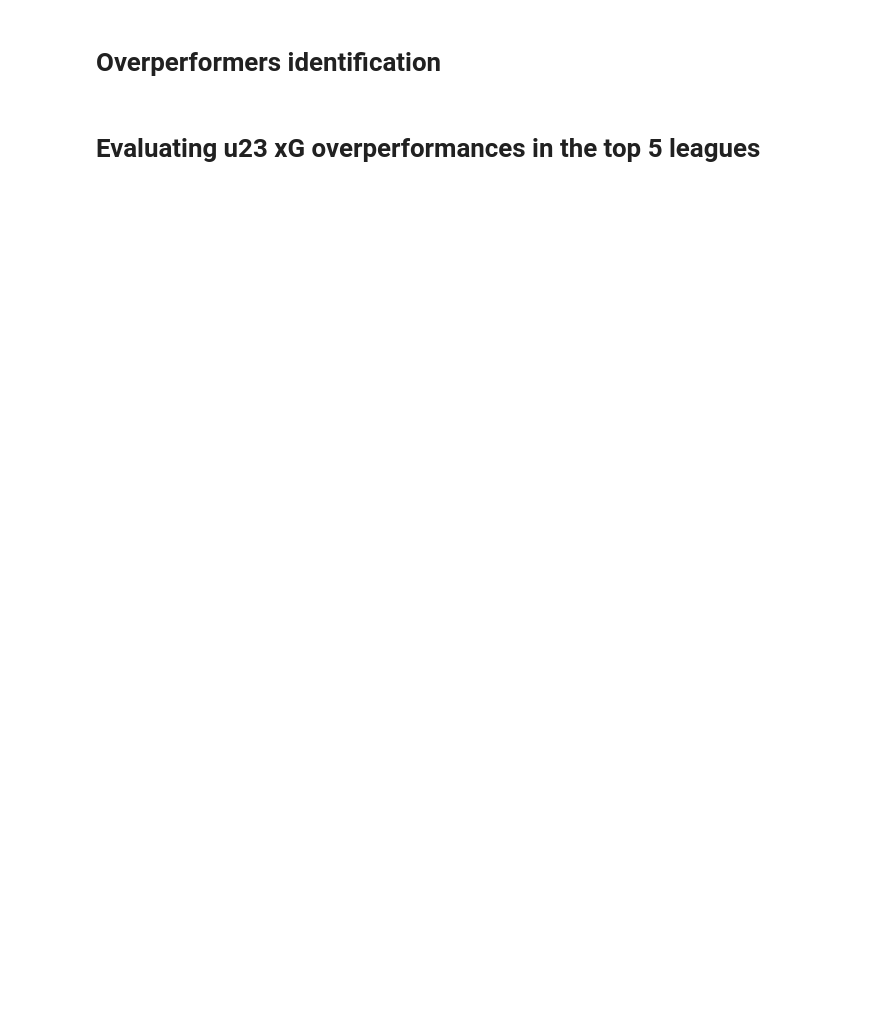
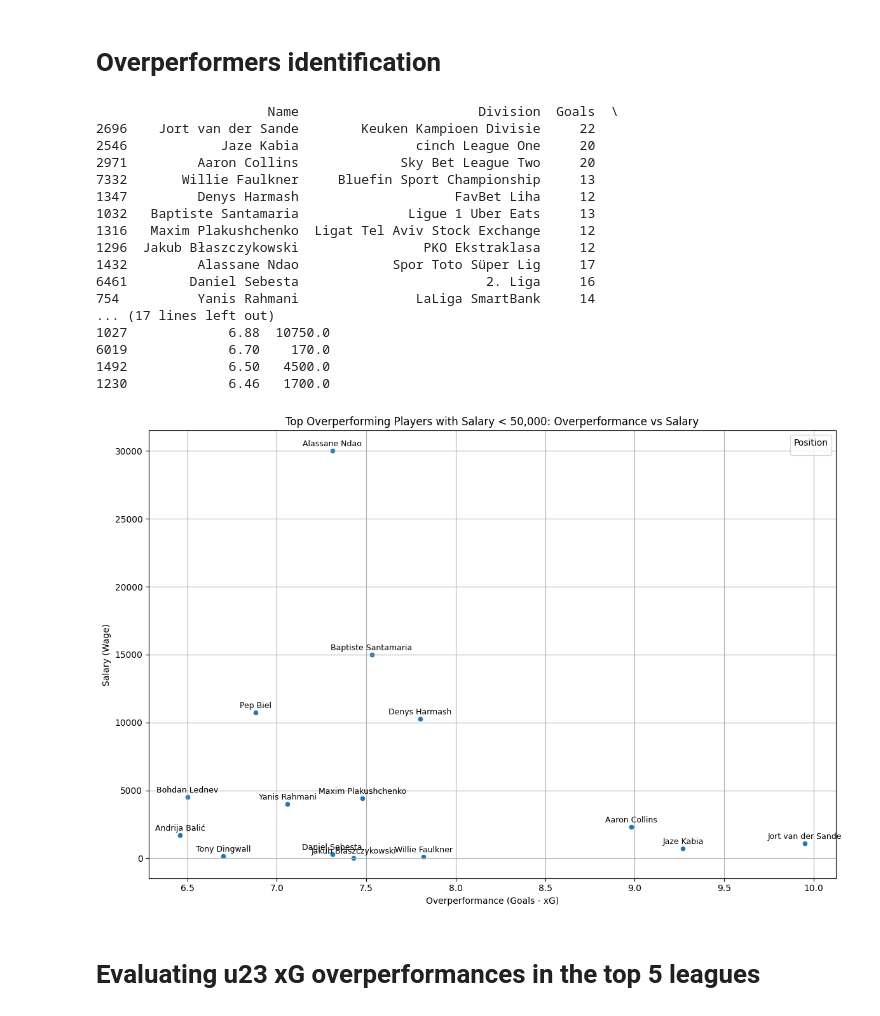
Before and after one commit to bbmt0/fm22_moneyball, a Jupyter notebook: notebooks/01_data_explo.ipynb, the cells around one changed output. Drawn from its saved outputs; the diff is of its cells as text; code cells hidden in the pictures; blank space fills up the shorter version.

```diff
--- a/notebooks/01_data_explo.ipynb
+++ b/notebooks/01_data_explo.ipynb
@@ -58,34 +96,53 @@ df_filtered_xG_realistic = df_filtered_xG_realistic[df_filtered_xG_realistic['Wa
 df_filtered_xG_realistic['Overperf_Gls_xG'] = df_filtered_xG_realistic['Goals'] - df_filtered_xG_realistic['xG']
 top_overperformers_realistic = df_filtered_xG_realistic.nlargest(15, 'Overperf_Gls_xG')
 print(top_overperformers_realistic[['Name', 'Division', 'Goals', 'Overperf_Gls_xG', 'Wage']])
 
 # Display it with a graph
 plt.figure(figsize=(12, 8))
-sns.scatterplot(x='Overperf_Gls_xG', y='Wage', hue='Position_Categorized', data=top_overperformers_realistic, palette='viridis')
+sns.scatterplot(x='Overperf_Gls_xG', y='Wage', data=top_overperformers_realistic, palette='viridis')
 
 for i in range(len(top_overperformers_realistic)):
     player_name = top_overperformers_realistic.iloc[i]['Name']
     overperformance = top_overperformers_realistic.iloc[i]['Overperf_Gls_xG']
     wage = top_overperformers_realistic.iloc[i]['Wage']
 
     plt.annotate(
         player_name,
         (overperformance, wage),
         textcoords="offset points",
         xytext=(0,5),
         ha='center',
         fontsize=9,
         color='black'
     )
 
 # More infos
 plt.title('Top Overperforming Players with Salary < 50,000: Overperformance vs Salary')
 plt.xlabel('Overperformance (Goals - xG)')
 plt.ylabel('Salary (Wage)')
 plt.legend(title='Position')
 plt.grid(True)
 plt.tight_layout()
 plt.show()
+# %% [output]
+                      Name                       Division  Goals  \
+2696    Jort van der Sande        Keuken Kampioen Divisie     22
+2546            Jaze Kabia               cinch League One     20
+2971         Aaron Collins             Sky Bet League Two     20
+7332       Willie Faulkner     Bluefin Sport Championship     13
+1347         Denys Harmash                    FavBet Liha     12
+1032   Baptiste Santamaria              Ligue 1 Uber Eats     13
+1316   Maxim Plakushchenko  Ligat Tel Aviv Stock Exchange     12
+1296  Jakub Błaszczykowski                PKO Ekstraklasa     12
+1432         Alassane Ndao            Spor Toto Süper Lig     17
+6461        Daniel Sebesta                        2. Liga     16
+754          Yanis Rahmani               LaLiga SmartBank     14
+... (17 lines left out)
+1027             6.88  10750.0
+6019             6.70    170.0
+1492             6.50   4500.0
+1230             6.46   1700.0
+[figure, added]
 # %% [markdown]
 # Evaluating u23 xG overperformances in the top 5 leagues
 # %%
```
Also changed, not shown: parts of 15 cells of this notebook, 2 other files.
